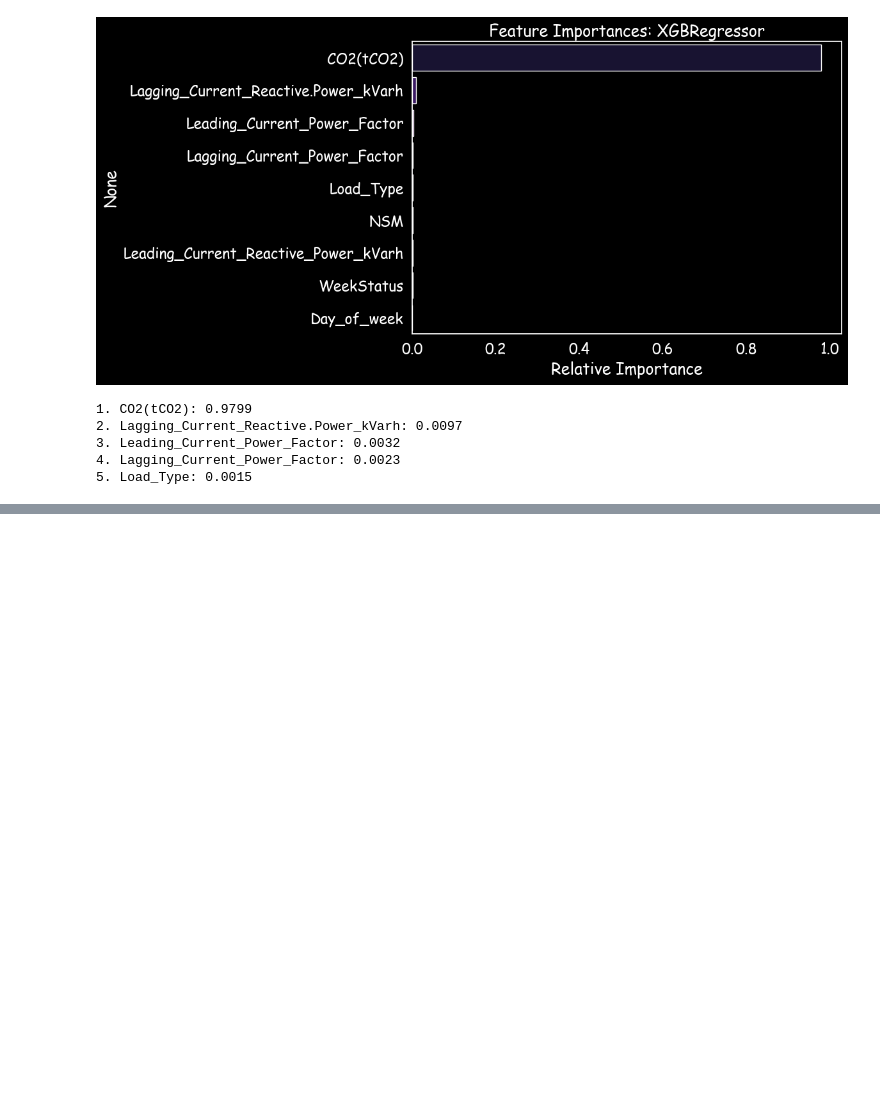
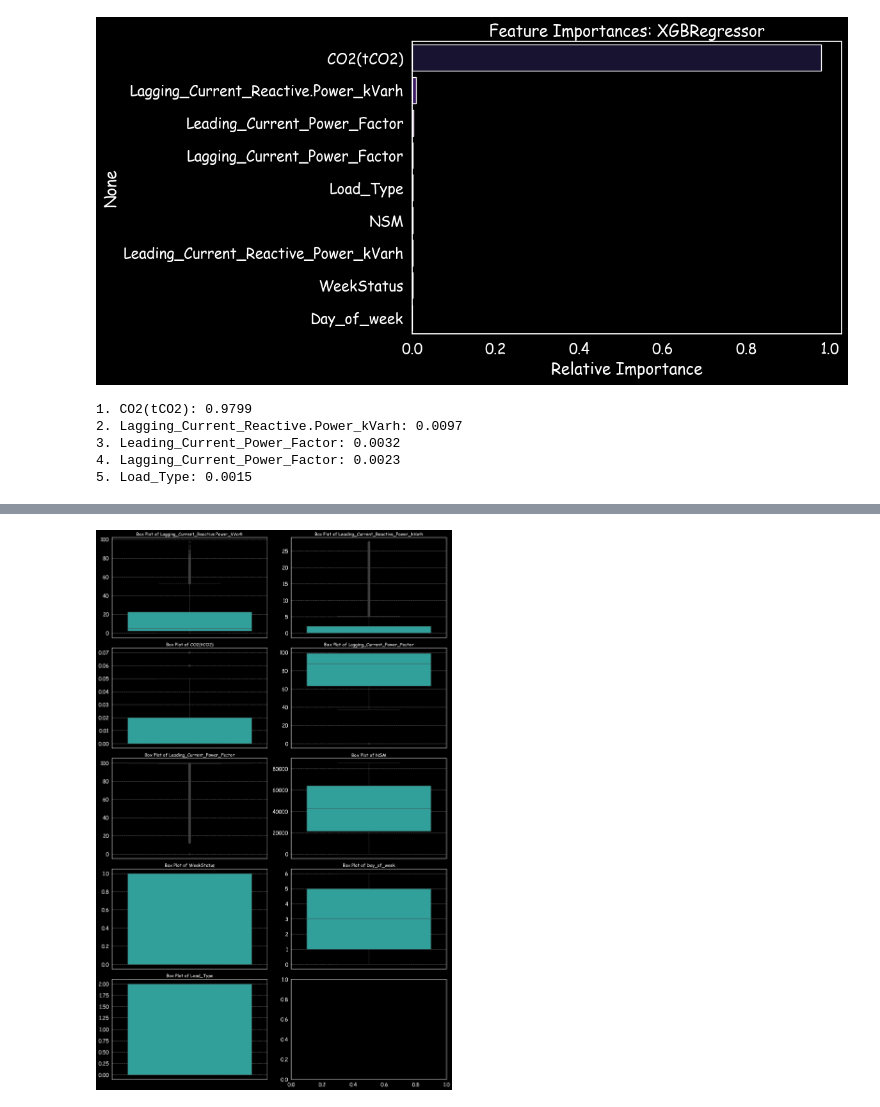
Before and after one commit to Kwonym0814/AIotDataAnalysis, a Jupyter notebook: workspace_python/프로젝트/캐글코드테스트.ipynb, the cells around one changed output, grey strips where cells are left out. Drawn from its saved outputs; the diff is of its cells as text; code cells hidden in the pictures; blank space fills up the shorter version.

```diff
--- a/workspace_python/프로젝트/캐글코드테스트.ipynb
+++ b/workspace_python/프로젝트/캐글코드테스트.ipynb
@@ -528,0 +595,24 @@ RMSE: 6.7460
+# %%
+
+# 시각화할 피처 10개 리스트 (분석 목적에 맞게 조정하세요)
+cols = ['Lagging_Current_Reactive.Power_kVarh',
+       'Leading_Current_Reactive_Power_kVarh', 'CO2(tCO2)',
+       'Lagging_Current_Power_Factor', 'Leading_Current_Power_Factor', 'NSM',
+       'WeekStatus', 'Day_of_week', 'Load_Type']
+
+# 5행 2열 구조로 생성
+fig, axes = plt.subplots(nrows=5, ncols=2, figsize=(16, 25))
+axes = axes.flatten()
+
+for i, col in enumerate(cols):
+    if i < len(cols):
+        sns.boxplot(y=X[col], ax=axes[i], color='lightseagreen')
+        axes[i].set_title(f'Box Plot of {col}', fontsize=14)
+        axes[i].set_ylabel('')
+        axes[i].grid(axis='y', linestyle='--', alpha=0.6)
+
+# 레이아웃 정렬 및 출력
+plt.tight_layout()
+plt.show()
+# %% [output]
+[figure, added]
```
Also changed, not shown: parts of 13 cells of this notebook.
